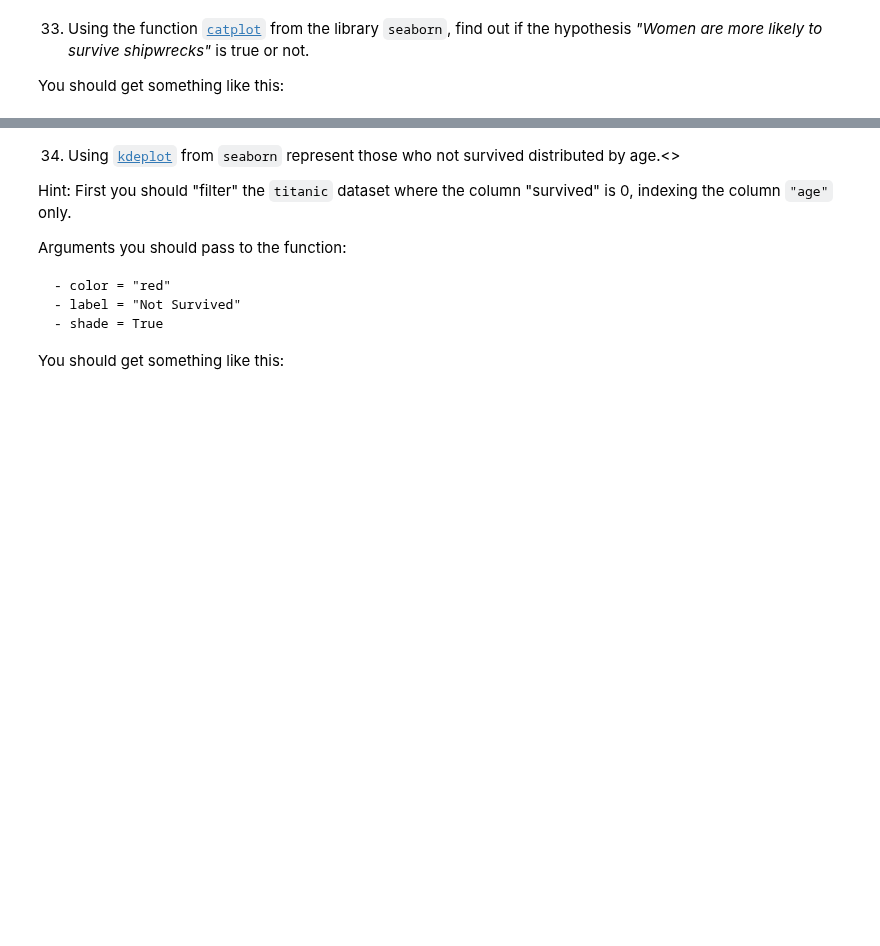
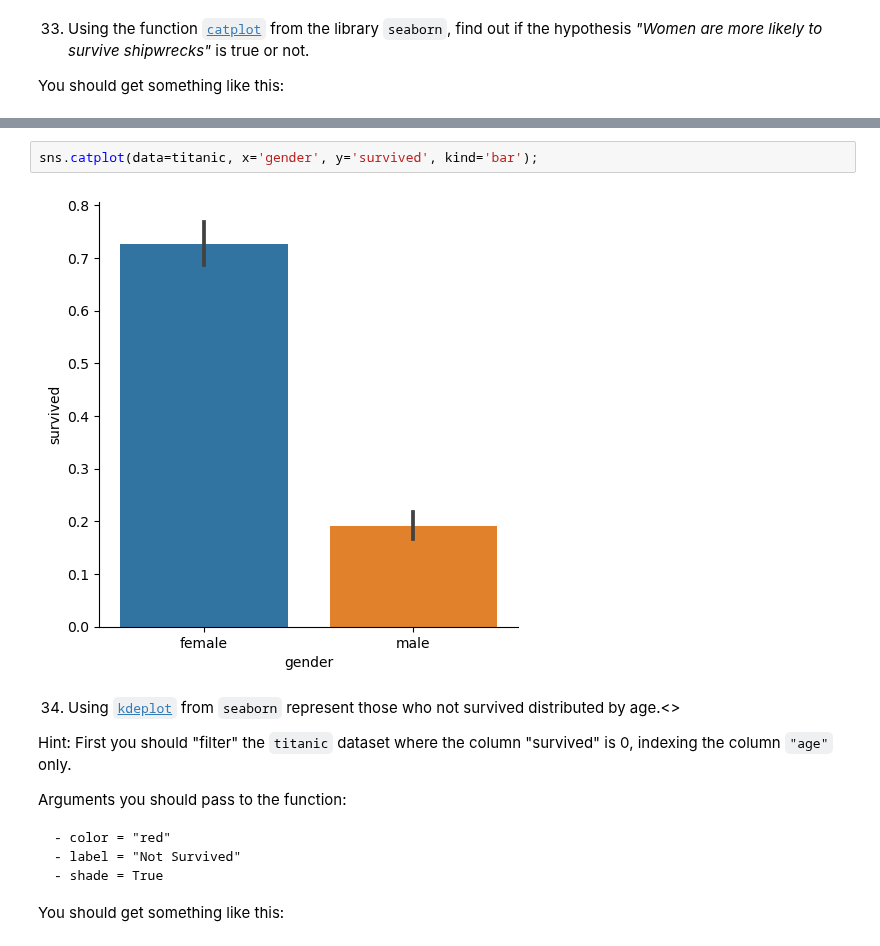
Before and after one commit to jblalor/2026-10-BILBAO-FT-Data-Science-J, a Jupyter notebook: 2-Data_Analysis/2-Pandas/Practica/7-Titanic/Titanic-exercise_J.ipynb, the cells around one changed output, grey strips where cells are left out. Cells and saved outputs as stored; diff of their text form; blank space fills up the shorter version.

```diff
--- a/2-Data_Analysis/2-Pandas/Practica/7-Titanic/Titanic-exercise_J.ipynb
+++ b/2-Data_Analysis/2-Pandas/Practica/7-Titanic/Titanic-exercise_J.ipynb
@@ -418,6 +556,10 @@ import seaborn as sns
 You should get something like this:
 # %% [markdown]
 ![catplot](./img/catplotgen.png)
+# %%
+sns.catplot(data=titanic, x='gender', y='survived', kind='bar');
+# %% [output]
+[figure, added]
 # %% [markdown]
 34. Using [`kdeplot`]("https://seaborn.pydata.org/generated/seaborn.kdeplot.html") from `seaborn` represent those who not survived distributed by age.<>
 
```
Also changed, not shown: parts of 18 cells of this notebook, 2 other files.
